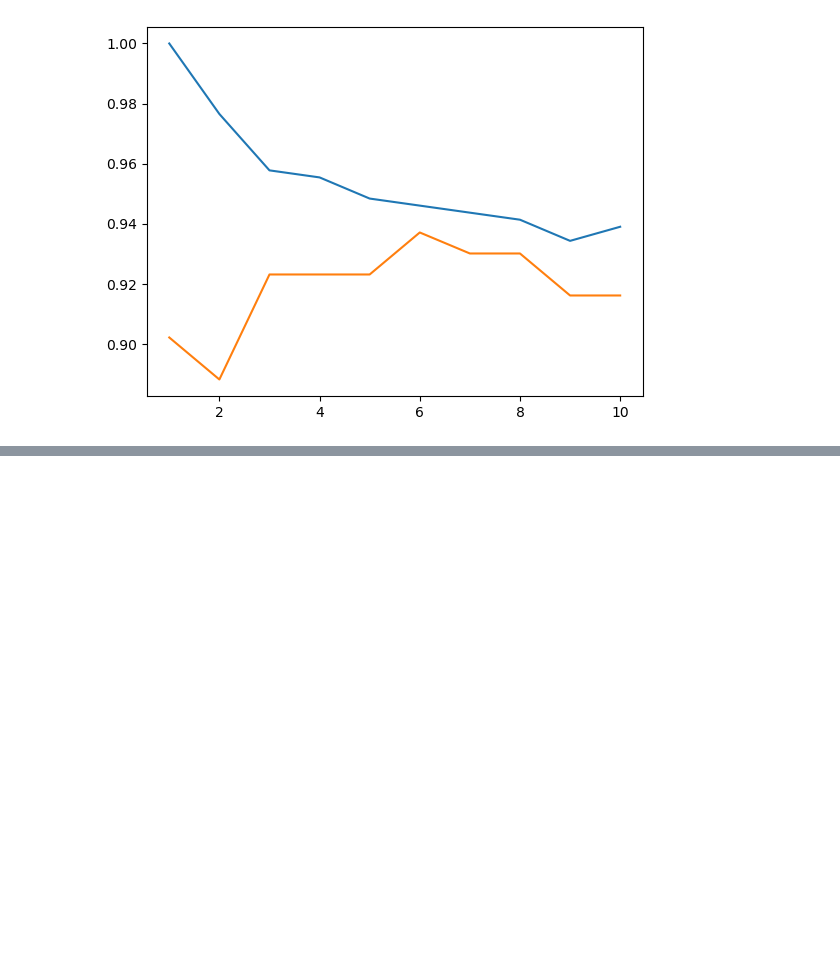
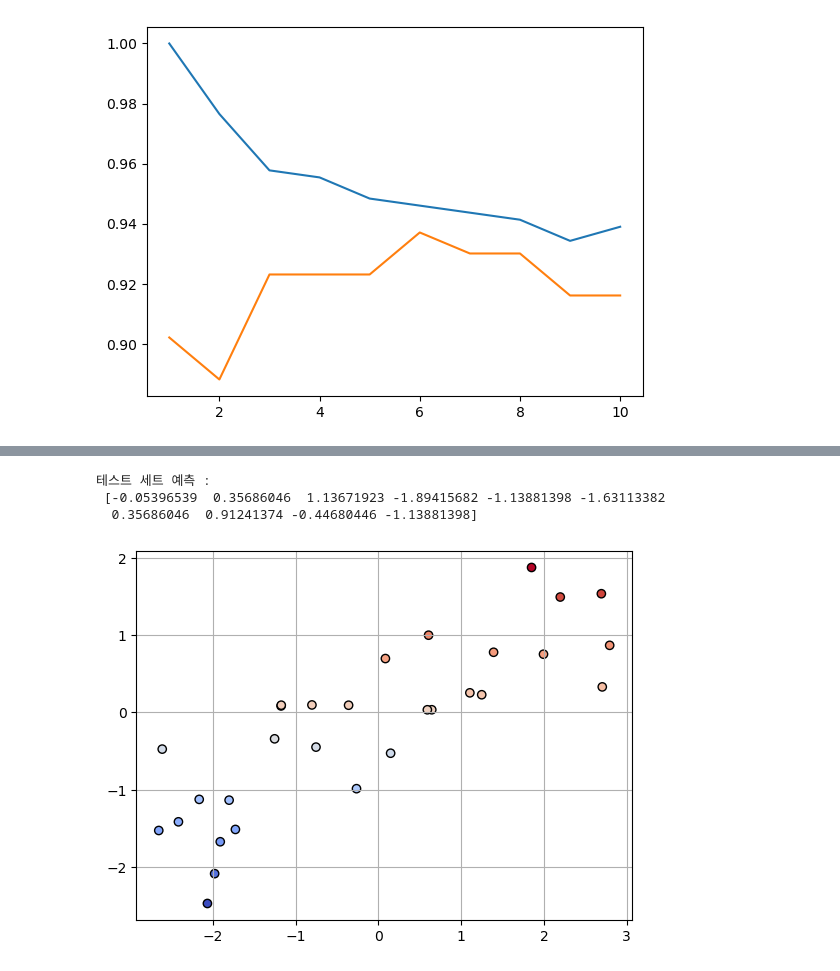
Before and after one commit to Aple-pen/stdy_machin_learning, a Jupyter notebook: Chap2.ipynb, the cells around one changed output, grey strips where cells are left out. Cells and saved outputs as stored; diff of their text form; code cells hidden in the pictures; blank space fills up the shorter version.

```diff
--- a/Chap2.ipynb
+++ b/Chap2.ipynb
@@ -223,0 +223,25 @@ plt.plot(neighbors_settings,test_accuracy,label="test accuracy")
+# %%
+from sklearn.neighbors import KNeighborsRegressor
+import matplotlib.pyplot as plt
+X,y = mglearn.datasets.make_wave(n_samples=40)
+
+X_train,X_test,y_train,y_test = train_test_split(X,y,random_state=0)
+
+# print(X_train[:,0])
+# print(y_train)
+
+# print(np.shape(X_train[:,0]))
+# print(np.shape(y_train))
+
+scatter = plt.scatter(X_train[:,0], y_train, c=y_train, cmap=plt.cm.coolwarm, edgecolors='k')
+plt.grid(True)
+
+reg= KNeighborsRegressor(n_neighbors=3)
+reg.fit(X_train,y_train)
+
+print("테스트 세트 예측 : \n",reg.predict(X_test))
+# %% [output]
+테스트 세트 예측 :
+ [-0.05396539  0.35686046  1.13671923 -1.89415682 -1.13881398 -1.63113382
+  0.35686046  0.91241374 -0.44680446 -1.13881398]
+[figure, added]
```
Also changed, not shown: parts of 25 cells of this notebook.
